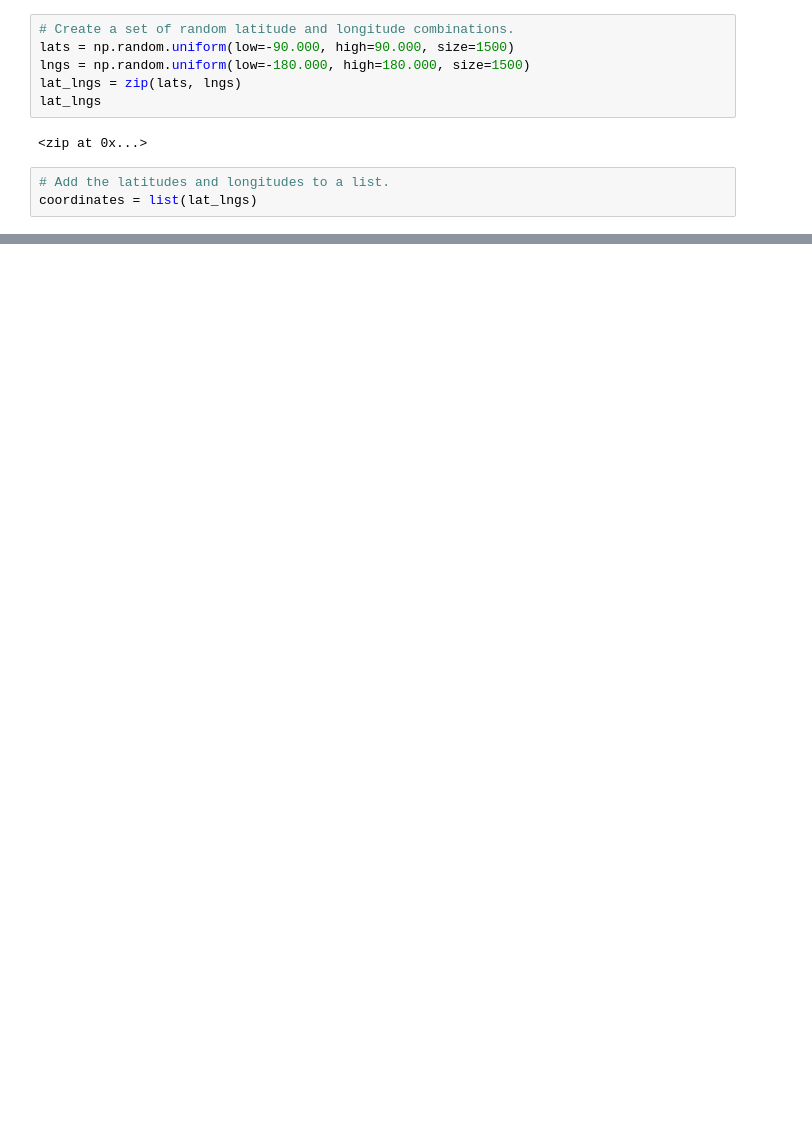
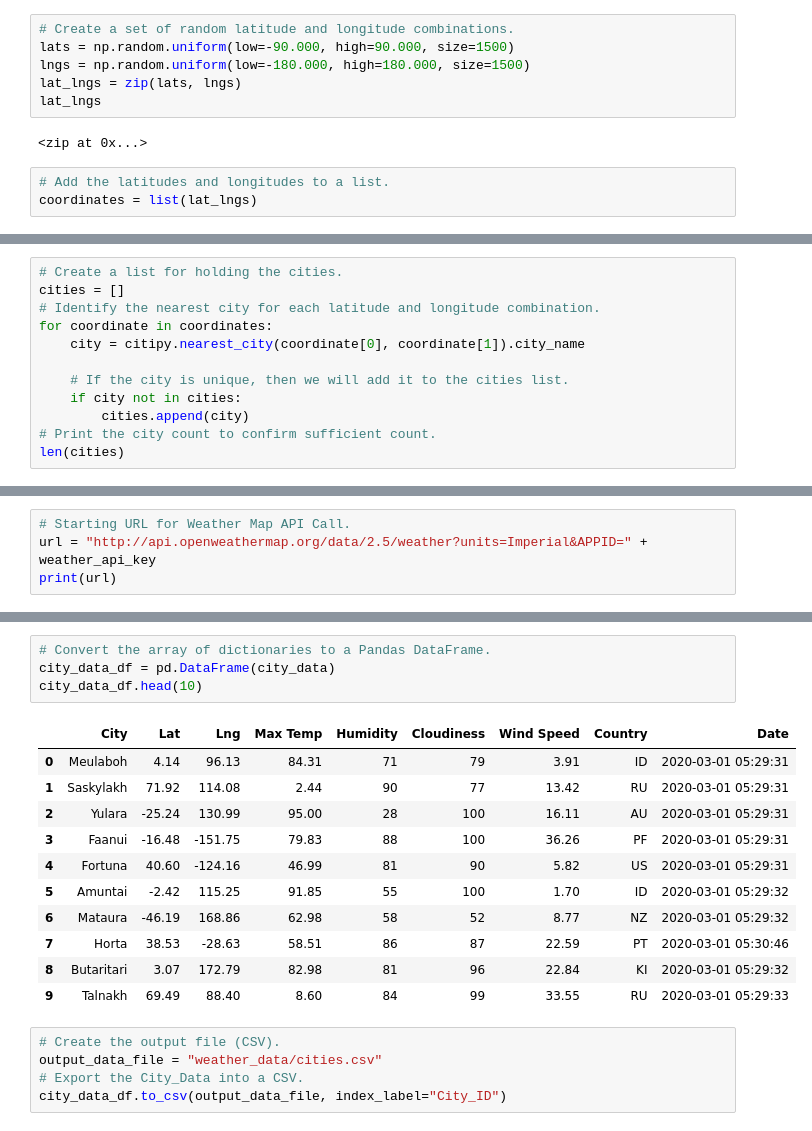
Before and after one commit to priyankasenapati/World_Weather_Analysis, a Jupyter notebook: WeatherPy.ipynb, the cells around one changed output, grey strips where cells are left out. Saved outputs shown, nothing was run; the diff lists cells and outputs as text; blank space fills up the shorter version.

Commit message:
Adding WeatherPy.ipynb and other files

```diff
--- a/WeatherPy.ipynb
+++ b/WeatherPy.ipynb
@@ -36 +38,13 @@ coordinates
  ...]
+# %%
+# Create a list for holding the cities.
+cities = []
+# Identify the nearest city for each latitude and longitude combination.
+for coordinate in coordinates:
+    city = citipy.nearest_city(coordinate[0], coordinate[1]).city_name
+
+    # If the city is unique, then we will add it to the cities list.
+    if city not in cities:
+        cities.append(city)
+# Print the city count to confirm sufficient count.
+len(cities)
@@ -36,0 +59,4 @@ coordinates
+# %%
+# Starting URL for Weather Map API Call.
+url = "http://api.openweathermap.org/data/2.5/weather?units=Imperial&APPID=" + weather_api_key
+print(url)
@@ -36,0 +144,21 @@ coordinates
+# %%
+# Convert the array of dictionaries to a Pandas DataFrame.
+city_data_df = pd.DataFrame(city_data)
+city_data_df.head(10)
+# %% [output]
+|  | City | Lat | Lng | Max Temp | Humidity | Cloudiness | Wind Speed | Country | Date |
+| 0 | Meulaboh | 4.14 | 96.13 | 84.31 | 71 | 79 | 3.91 | ID | 2020-03-01 05:29:31 |
+| 1 | Saskylakh | 71.92 | 114.08 | 2.44 | 90 | 77 | 13.42 | RU | 2020-03-01 05:29:31 |
+| 2 | Yulara | -25.24 | 130.99 | 95.00 | 28 | 100 | 16.11 | AU | 2020-03-01 05:29:31 |
+| 3 | Faanui | -16.48 | -151.75 | 79.83 | 88 | 100 | 36.26 | PF | 2020-03-01 05:29:31 |
+| 4 | Fortuna | 40.60 | -124.16 | 46.99 | 81 | 90 | 5.82 | US | 2020-03-01 05:29:31 |
+| 5 | Amuntai | -2.42 | 115.25 | 91.85 | 55 | 100 | 1.70 | ID | 2020-03-01 05:29:32 |
+| 6 | Mataura | -46.19 | 168.86 | 62.98 | 58 | 52 | 8.77 | NZ | 2020-03-01 05:29:32 |
+| 7 | Horta | 38.53 | -28.63 | 58.51 | 86 | 87 | 22.59 | PT | 2020-03-01 05:30:46 |
+| 8 | Butaritari | 3.07 | 172.79 | 82.98 | 81 | 96 | 22.84 | KI | 2020-03-01 05:29:32 |
+| 9 | Talnakh | 69.49 | 88.40 | 8.60 | 84 | 99 | 33.55 | RU | 2020-03-01 05:29:33 |
+# %%
+# Create the output file (CSV).
+output_data_file = "weather_data/cities.csv"
+# Export the City_Data into a CSV.
+city_data_df.to_csv(output_data_file, index_label="City_ID")
```
Also changed, not shown: parts of 7 cells of this notebook, 5 other files.
